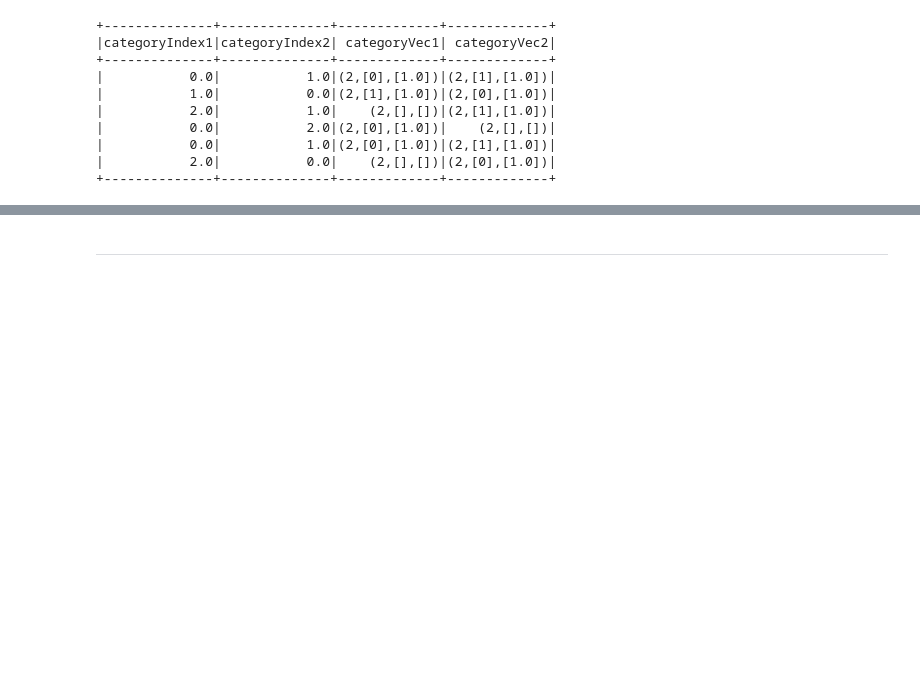
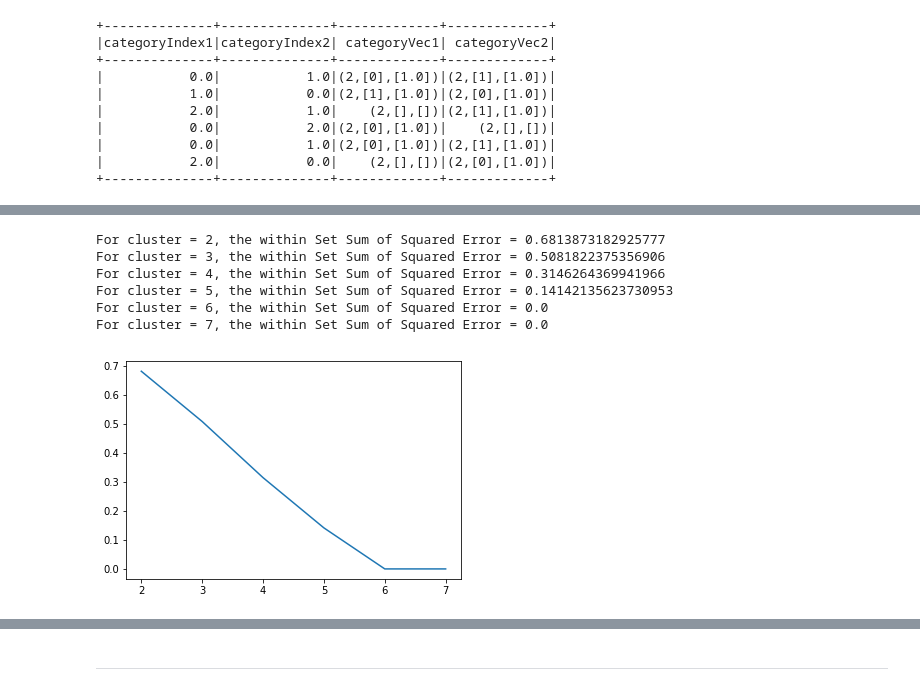
Before and after one commit to johnnychiuchiu/Machine-Learning, a Jupyter notebook: others/Spark_commend_note.ipynb, the cells around one changed output, grey strips where cells are left out. Saved outputs shown, nothing was run; the diff lists cells and outputs as text; code cells hidden in the pictures; blank space fills up the shorter version.

```diff
--- a/others/Spark_commend_note.ipynb
+++ b/others/Spark_commend_note.ipynb
@@ -1542,3 +1545,5 @@ df2.show()
+# %%
+myrdd = df.rdd
 # %% [markdown]
 ---
 # %% [markdown]
@@ -1955,0 +2069,12 @@ use databaseName;
+# %%
+# an alternative to calculate SSE if computeCost is not available
+# when using self-defined function, the input can only be the dataframe with feature column
+def error(feature, prediction, centers):
+        center = centers[prediction]
+        print(feature)
+        print(center)
+        return (prediction, sqrt(np.sum(((feature - center).values)**2)))
+
+transformed = model.transform(train_df2).rdd.map(tuple)
+wssse = transformed.map(lambda point: error(point[0],point[1],centers)).values().sum()
+wssse
@@ -1955,0 +2083,24 @@ use databaseName;
+# %%
+def find_cluster_number(cluster_list, mydf, seed):
+    """try out different cluster number for kmeans and get the SSE"""
+
+    # Evaluate clustering by computing Within Set Sum of Squared Errors
+    def error(feature, prediction, centers):
+        center = centers[prediction]
+        return (prediction, sqrt(np.sum(((feature - center).values)**2)))
+
+    sse_list = []
+    for i in cluster_list:
+        # Build the model (cluster the data)
+        kmeans = KMeans().setK(i).setSeed(seed)
+        model = kmeans.fit(mydf)
+
+        # cluster center
+        centers = model.clusterCenters()
+
+        transformed = model.transform(mydf).rdd.map(tuple)
+        wssse = transformed.map(lambda point: error(point[0],point[1],centers)).values().sum()
+        sse_list.append(wssse)
+        print("For cluster = "+str(i)+", the within Set Sum of Squared Error = " + str(wssse))
+
+    return sse_list
@@ -1955,0 +2120,15 @@ use databaseName;
+# %%
+cluster_list = range(2,8)
+sse_list = find_cluster_number(cluster_list, train_df2, 123)
+# %% [output]
+For cluster = 2, the within Set Sum of Squared Error = 0.6813873182925777
+For cluster = 3, the within Set Sum of Squared Error = 0.5081822375356906
+For cluster = 4, the within Set Sum of Squared Error = 0.3146264369941966
+For cluster = 5, the within Set Sum of Squared Error = 0.14142135623730953
+For cluster = 6, the within Set Sum of Squared Error = 0.0
+For cluster = 7, the within Set Sum of Squared Error = 0.0
+# %%
+plt.plot([i for i in cluster_list], sse_list)
+plt.show()
+# %% [output]
+[figure, added]
```
Also changed, not shown: parts of 72 cells of this notebook, 1 other file.
